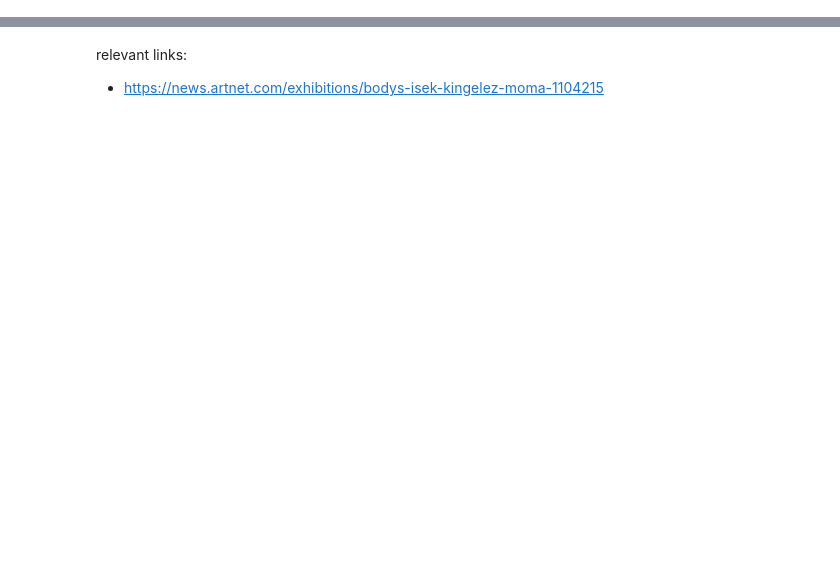
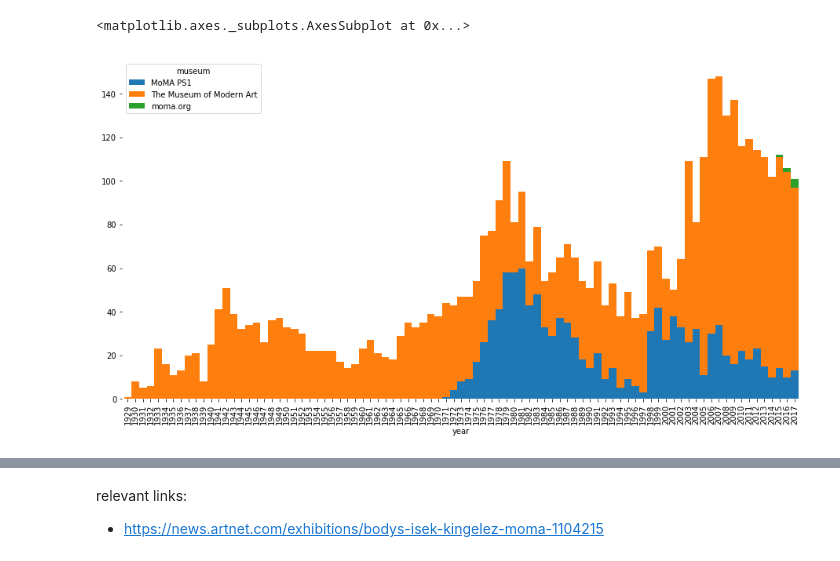
Before and after one commit to organizejs/moma-exhibitions, a Jupyter notebook: analysis.ipynb, the cells around one changed output, grey strips where cells are left out. Saved outputs shown, nothing was run; the diff lists cells and outputs as text; code cells hidden in the pictures; blank space fills up the shorter version.

```diff
--- a/analysis.ipynb
+++ b/analysis.ipynb
@@ -9,0 +13,26 @@ pd.options.mode.chained_assignment = None  # default='warn'
+# %%
+fig = plt.figure(figsize=(12, 6))
+ax1 = fig.add_subplot(111)
+ax1.spines['top'].set_visible(False)
+ax1.spines['right'].set_visible(False)
+ax1.spines['bottom'].set_visible(False)
+ax1.spines['left'].set_visible(False)
+plt.subplots_adjust(left=-0.5, bottom=-0.5, right=0.5, top=0.5, wspace=0.2, hspace=0.3)
+
+fil = (exhibition_df['year']!=-1) & \
+      (exhibition_df['year'] < 2018) & \
+      ((exhibition_df['museum'] == "The Museum of Modern\xa0Art") | \
+       (exhibition_df['museum'] == "MoMA\xa0PS1") | \
+       (exhibition_df['museum'] == "moma.org"))
+
+exhibition_df[fil].groupby(['year', 'museum'])['year', 'museum'] \
+    .size() \
+    .reset_index(name='counts') \
+    .sort_values(by='year') \
+    .pivot(index='year', columns='museum', values='counts') \
+    .fillna(0) \
+    .reset_index() \
+    .plot.bar(x='year', stacked=True, ax=ax1, width=1, linewidth=0)
+# %% [output]
+<matplotlib.axes._subplots.AxesSubplot at 0x...>
+[figure, added]
```
Also changed, not shown: parts of 37 cells of this notebook, 2 other files.
